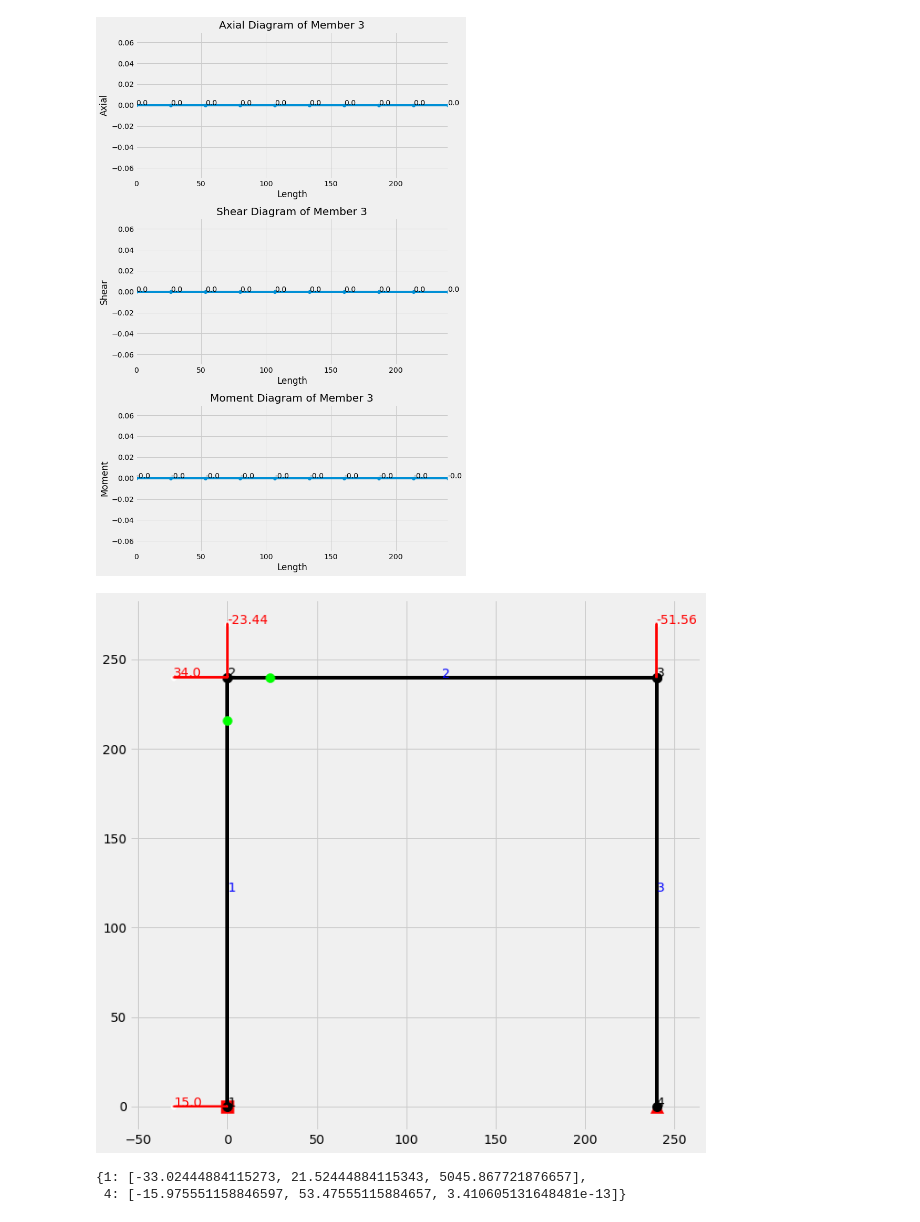
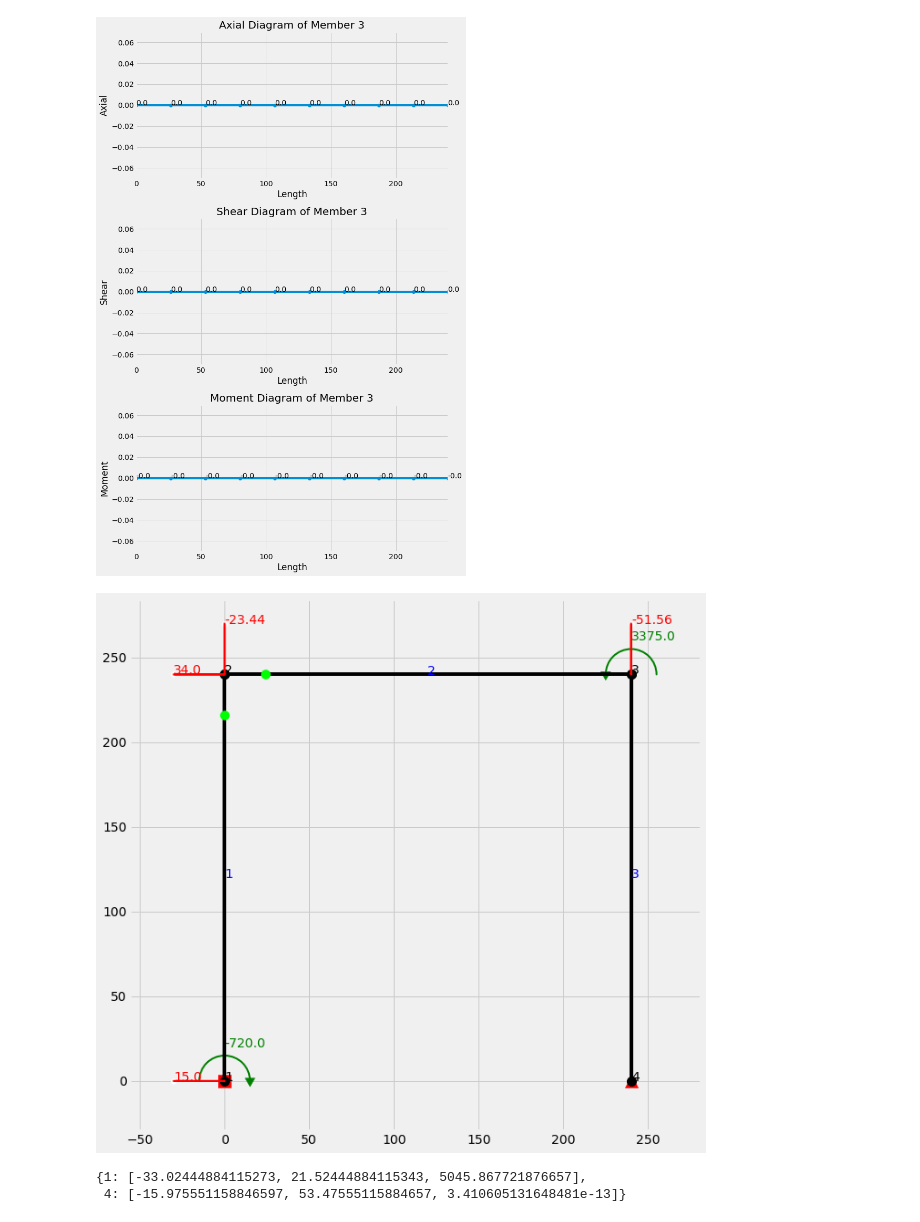
Before and after one commit to mjamezquidilla/pysead, a Jupyter notebook: Examples/Frame_2D/Example 6.ipynb, the cells around one changed output. Saved outputs shown, nothing was run; the diff lists cells and outputs as text; code cells hidden in the pictures.

```diff
--- a/Examples/Frame_2D/Example 6.ipynb
+++ b/Examples/Frame_2D/Example 6.ipynb
@@ -33,9 +33,9 @@ Frame.Compile_Frame_Member_Properties([M1,M2,M3])
 Frame.Add_Load_Node({2:[25,0,0]})
 Frame.supports = {1:[1,1,1], 4:[1,1,0]}
 # %%
-Frame.Draw_Frame_Setup(figure_size=[10,10], length_of_arrow=30, linewidth = 4)
+Frame.Draw_Frame_Setup(figure_size=[10,10], length_of_arrow=30, linewidth = 4,radius_of_arc=30)
 # %% [output]
-[figure, old version]
+[figure, new version]
 # %%
 Frame.Solve()
 # %%
```
Also changed, not shown: 7 other files.
